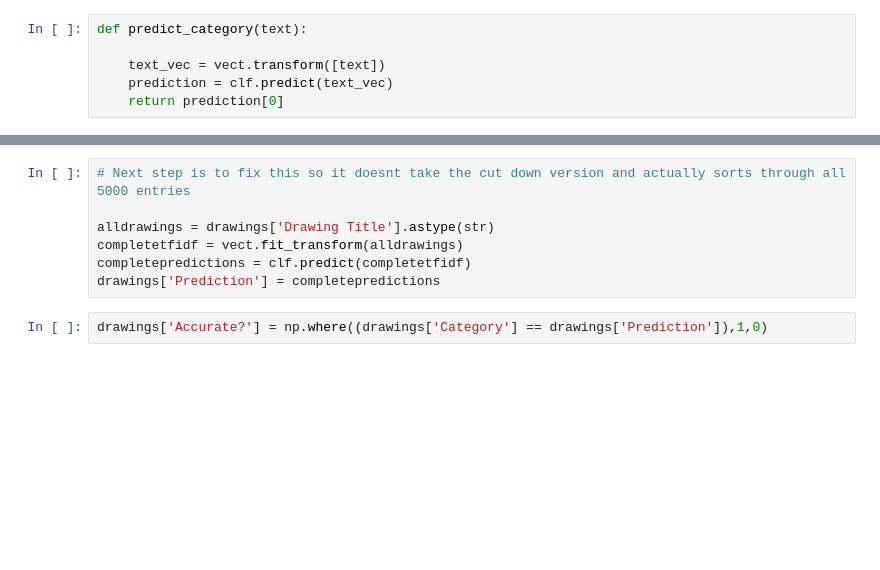
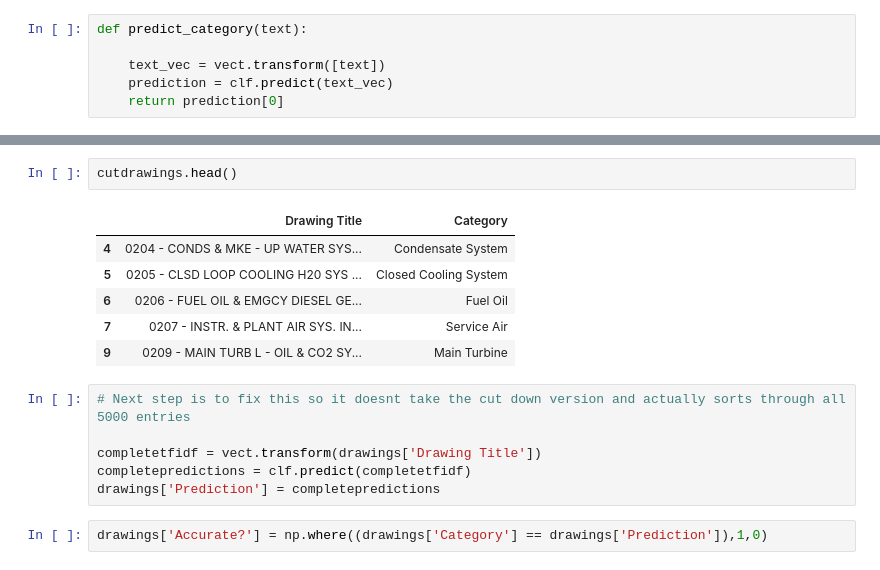
Before and after one commit to defGonzaloR/Reorganize, a Jupyter notebook: Sklearn Approach/SciKitModel.ipynb, the cells around one changed output, grey strips where cells are left out. Drawn from its saved outputs; the diff is of its cells as text; blank space fills up the shorter version.

```diff
--- a/Sklearn Approach/SciKitModel.ipynb
+++ b/Sklearn Approach/SciKitModel.ipynb
@@ -89,8 +154,16 @@ def predict_category(text):
+# %%
+cutdrawings.head()
+# %% [output]
+|  | Drawing Title | Category |
+| 4 | 0204 - CONDS & MKE - UP WATER SYS... | Condensate System |
+| 5 | 0205 - CLSD LOOP COOLING H20 SYS ... | Closed Cooling System |
+| 6 | 0206 - FUEL OIL & EMGCY DIESEL GE... | Fuel Oil |
+| 7 | 0207 - INSTR. & PLANT AIR SYS. IN... | Service Air |
+| 9 | 0209 - MAIN TURB L - OIL & CO2 SY... | Main Turbine |
 # %%
 # Next step is to fix this so it doesnt take the cut down version and actually sorts through all 5000 entries
 
-alldrawings = drawings['Drawing Title'].astype(str)
-completetfidf = vect.fit_transform(alldrawings)
+completetfidf = vect.transform(drawings['Drawing Title'])
 completepredictions = clf.predict(completetfidf)
 drawings['Prediction'] = completepredictions
 # %%
```
Also changed, not shown: parts of 9 cells of this notebook.
